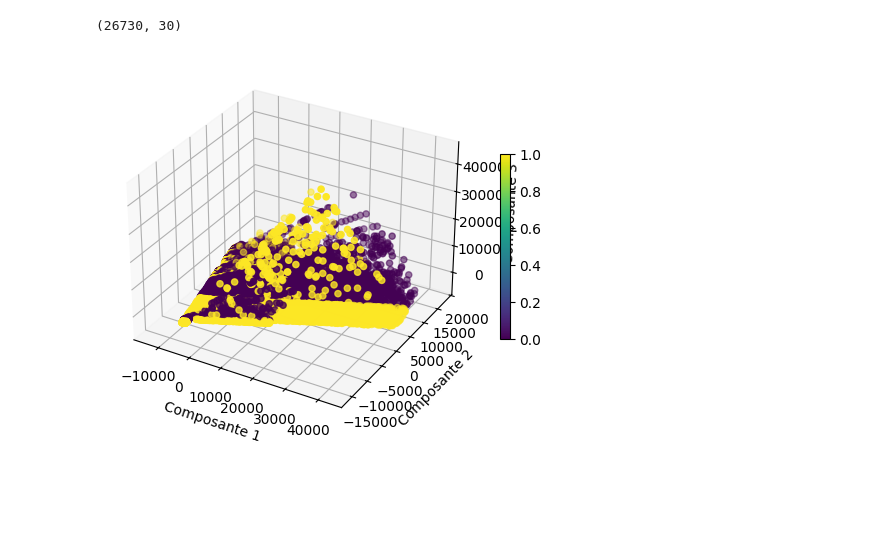
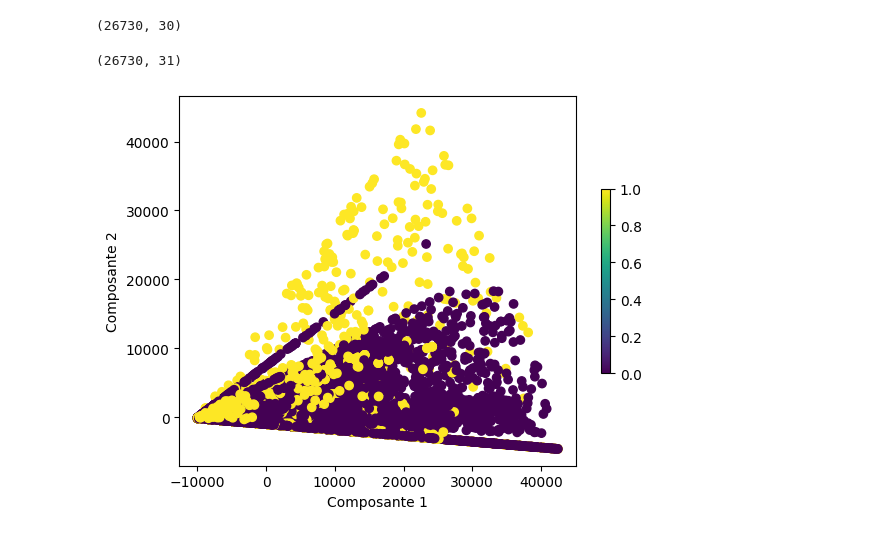
Before and after one commit to lamya-maaou/Ai_Model_For_Lettering, a Jupyter notebook: DataGeneration/dataset-final-lettrage-preprocessing.ipynb, the cells around one changed output. Cells and saved outputs as stored; diff of their text form; code cells hidden in the pictures; blank space fills up the shorter version.

```diff
--- a/DataGeneration/dataset-final-lettrage-preprocessing.ipynb
+++ b/DataGeneration/dataset-final-lettrage-preprocessing.ipynb
@@ -696,39 +730,43 @@ Création des features numériques...
 (26730, 30)
 # %%
 df_features = pd.read_csv("df_features.csv")
+# %%
+df_features.drop_duplicates()
+df_features.shape
+# %% [output]
+(26730, 31)
 # %%
 from sklearn.decomposition import PCA
 
 
-pca = PCA(n_components=3)
+pca = PCA(n_components=2)
 y = df_features["etiquette"]
-df_features = df_features.drop(columns=['etiquette'])
+df_features = df_features.drop(columns=['etiquette','Unnamed: 0'])
 X_reduced = pca.fit_transform(df_features)
 # %%
 from mpl_toolkits.mplot3d import Axes3D
 plt.ion()
 
 # Création de la figure
 fig = plt.figure()
-ax = fig.add_subplot(111, projection='3d')
+ax = fig.add_subplot(111)
 
 # Scatter plot 3D
 scatter = ax.scatter(
     X_reduced[:, 0],
     X_reduced[:, 1],
-    X_reduced[:, 2],
     c=y, cmap='viridis', marker='o'
 )
 
 # Barre de couleur
 fig.colorbar(scatter, ax=ax, shrink=0.5)
 
 # Labels des axes
 ax.set_xlabel("Composante 1")
 ax.set_ylabel("Composante 2")
-ax.set_zlabel("Composante 3")
+# ax.set_zlabel("Composante 3")
 
 # Affichage
 plt.show()
 # %% [output]
-[figure, old version]
+[figure, new version]
```
Also changed, not shown: parts of 17 cells of this notebook, 3 other files.
